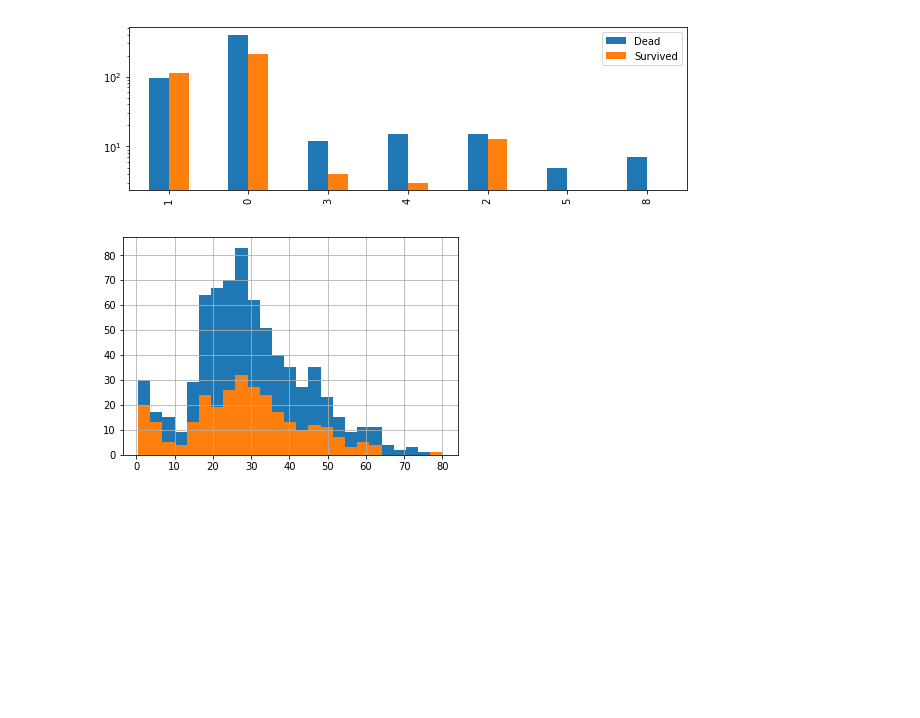
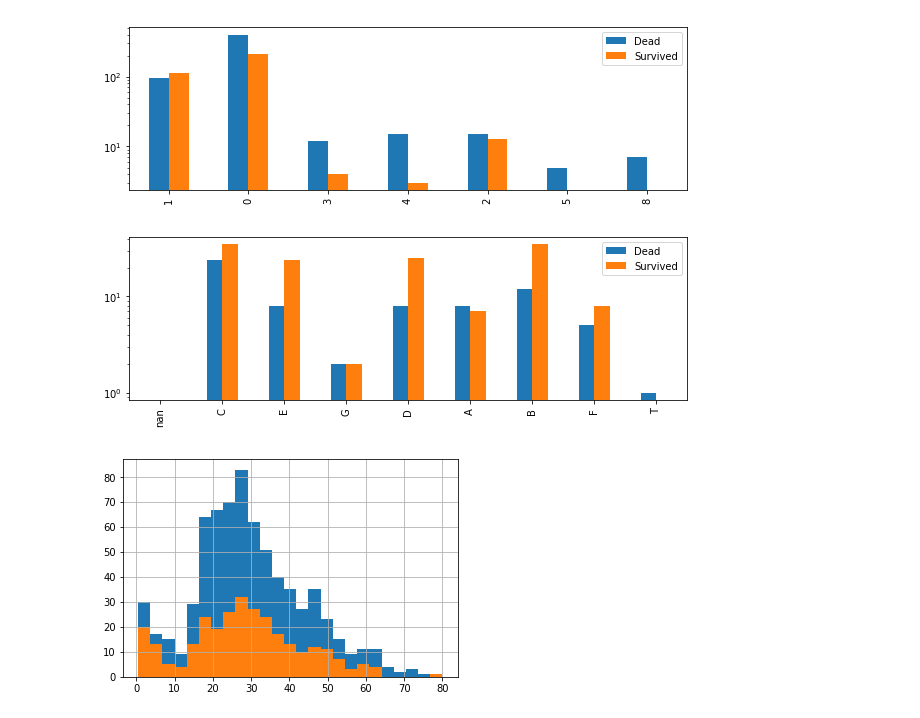
Before and after one commit to neethupanackal/ml-projects, a Jupyter notebook: python/titanic-survivors/Titanic.ipynb, the cells around one changed output. Cells and saved outputs as stored; diff of their text form; code cells hidden in the pictures; blank space fills up the shorter version.

```diff
--- a/python/titanic-survivors/Titanic.ipynb
+++ b/python/titanic-survivors/Titanic.ipynb
@@ -175,6 +171,12 @@ barchart(titanicTrain, 'Embarked')
 barchart(titanicTrain, 'SibSp')
 # %% [output]
 [figure]
+# %%
+titanicTrain['Cabin1'] = titanicTrain['Cabin'].str.extract('([A-Za-z])',expand=False)
+barchart(titanicTrain, 'Cabin1')
+titanicTrain = titanicTrain.drop(['Cabin1'], axis=1)
+# %% [output]
+[figure, added]
 # %%
 ax = titanicTrain['Age'].hist(bins = 25)
 ax1 = titanicTrain[titanicTrain.Survived == 1]['Age'].hist(bins = 25)
```
Also changed, not shown: parts of 27 cells of this notebook, 10 other files.
